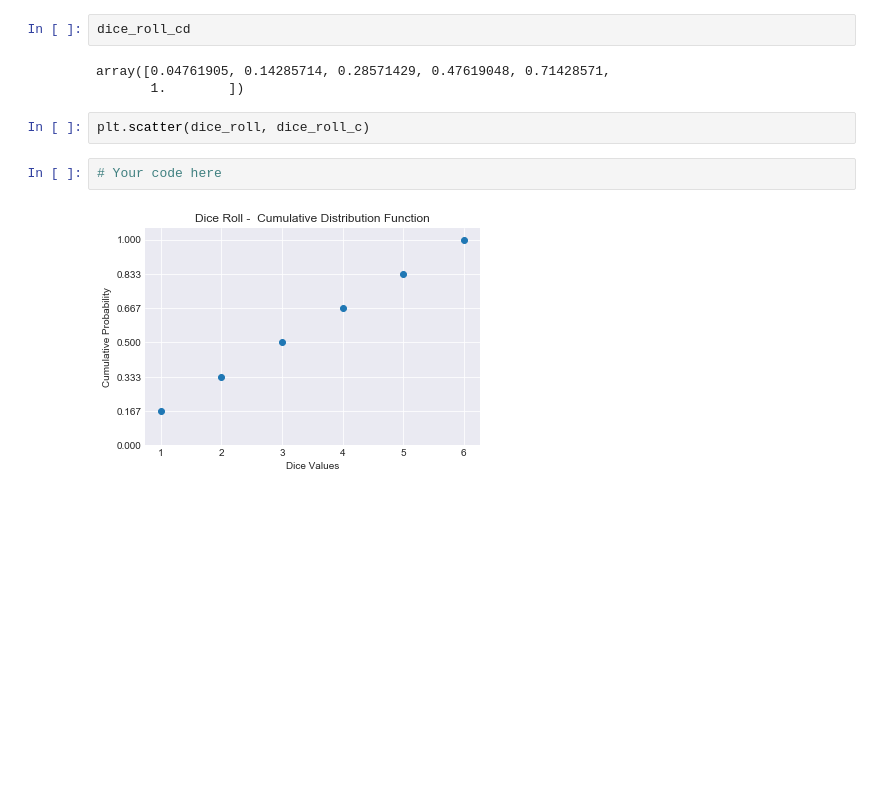
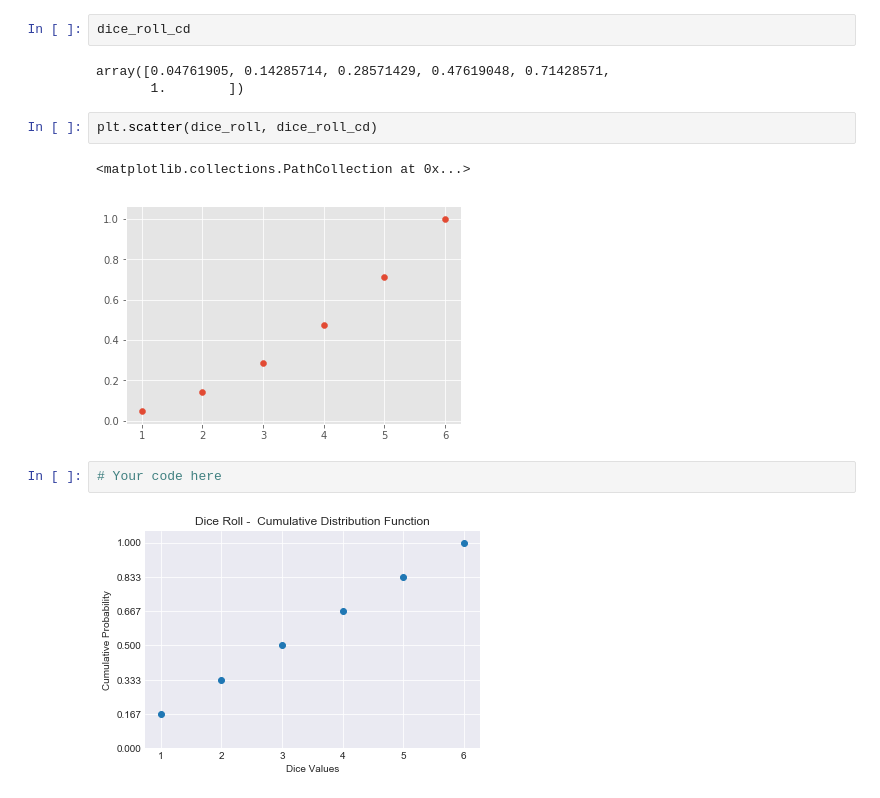
Before and after one commit to bl419cam/dsc-cumulative-distribution-function-lab-seattle-ds-062419, a Jupyter notebook: index.ipynb, the cells around one changed output. Drawn from its saved outputs; the diff is of its cells as text; blank space fills up the shorter version.

```diff
--- a/index.ipynb
+++ b/index.ipynb
@@ -102,7 +102,10 @@ dice_roll_cd
 array([0.04761905, 0.14285714, 0.28571429, 0.47619048, 0.71428571,
        1.        ])
 # %%
-plt.scatter(dice_roll, dice_roll_c)
+plt.scatter(dice_roll, dice_roll_cd)
+# %% [output]
+<matplotlib.collections.PathCollection at 0x...>
+[figure, added]
 # %%
 # Your code here
 # %% [output]
```
